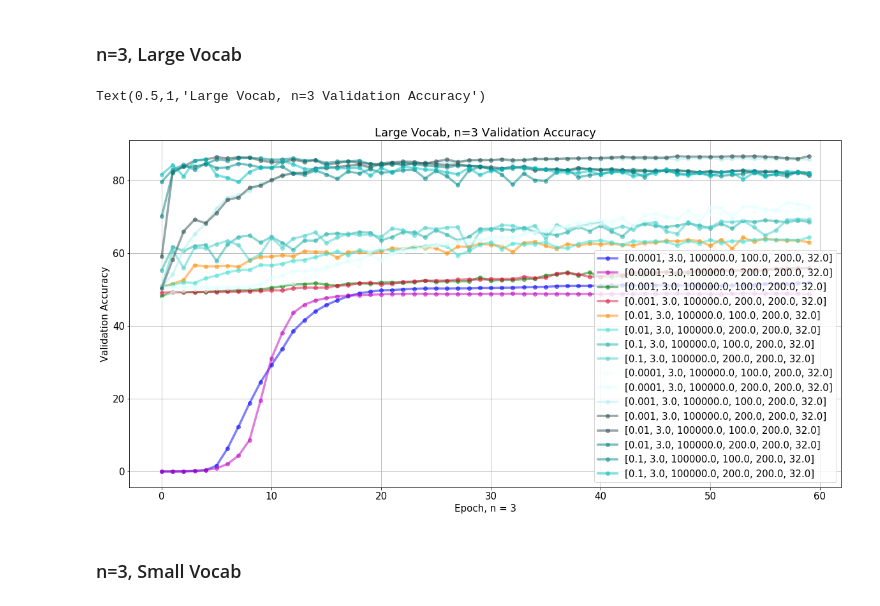
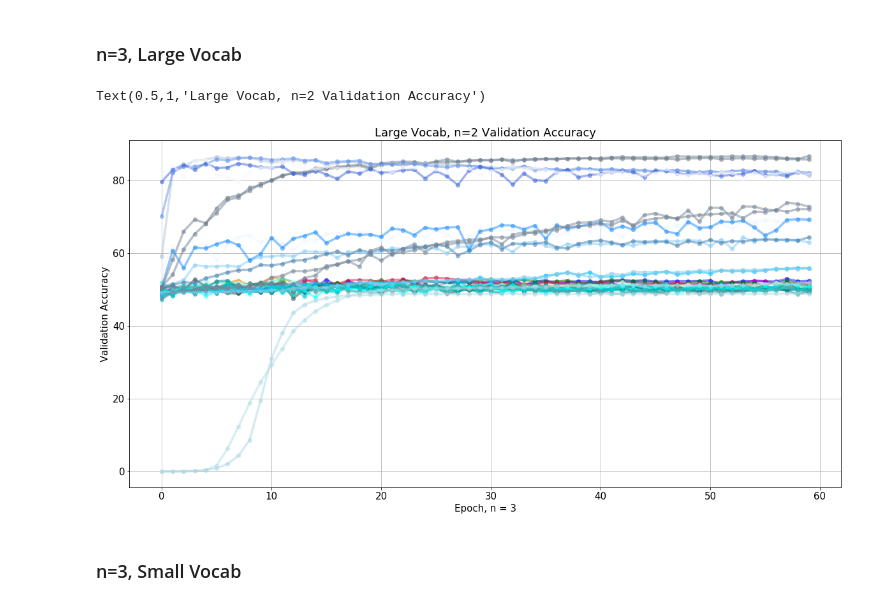
Before and after one commit to adcengiz/nlp, a Jupyter notebook: code/Assignment1/plots.ipynb, the cells around one changed output. Drawn from its saved outputs; the diff is of its cells as text; code cells hidden in the pictures.

```diff
--- a/code/Assignment1/plots.ipynb
+++ b/code/Assignment1/plots.ipynb
@@ -140,38 +140,38 @@ VOCAB_SIZE = 100000
 
 plt.figure(figsize=(20,10))
 
 ## FILTER
-lr_try = slow[(slow["ngrams"]==n)&(slow["vocab_size"]==VOCAB_SIZE)]
+lr_try = slow[(slow["ngrams"]==n)]
 first_last = [[],[]]
 val_accs = {}
 for i in [*range(lr_try.shape[0])]:
     val_accs[i] = [float(x) for x in [*lr_try.iloc[i]["val_acc"]]]
 
 for i in [*range(lr_try.shape[0])]:
     plt.plot(val_accs[i],
             linewidth=3.5,
             alpha=0.5,
             marker="o",
             color=colors[i],
             label=str([*lr_try[["learning_rate","ngrams","vocab_size","embedding_size","max_sentence_length","batch_size"]].iloc[i]]))
 
     first_last[0].append(lr_try.iloc[i]["val_acc"][0])
     first_last[1].append(lr_try.iloc[i]["val_acc"][-1])
 plt.xticks()
 plt.grid()
 # plt.yticks(np.array(first_last).ravel())
 
 plt.xlabel("Epoch, n = " + str(n))
 plt.ylabel("Validation Accuracy")
 plt.rcParams["font.size"] = 15
 
 ## it's a huge legend, but nice to see
-plt.legend(loc=4)
+# plt.legend(loc=4)
 
-plt.title("Large Vocab, n=3 Validation Accuracy")
+plt.title("Large Vocab, n=2 Validation Accuracy")
 # %% [output]
-Text(0.5,1,'Large Vocab, n=3 Validation Accuracy')
+Text(0.5,1,'Large Vocab, n=2 Validation Accuracy')
-[figure, old version]
+[figure, new version]
 # %% [markdown]
 ### n=3, Small Vocab
 # %%
```
Also changed, not shown: parts of 7 cells of this notebook, 4 other files.
